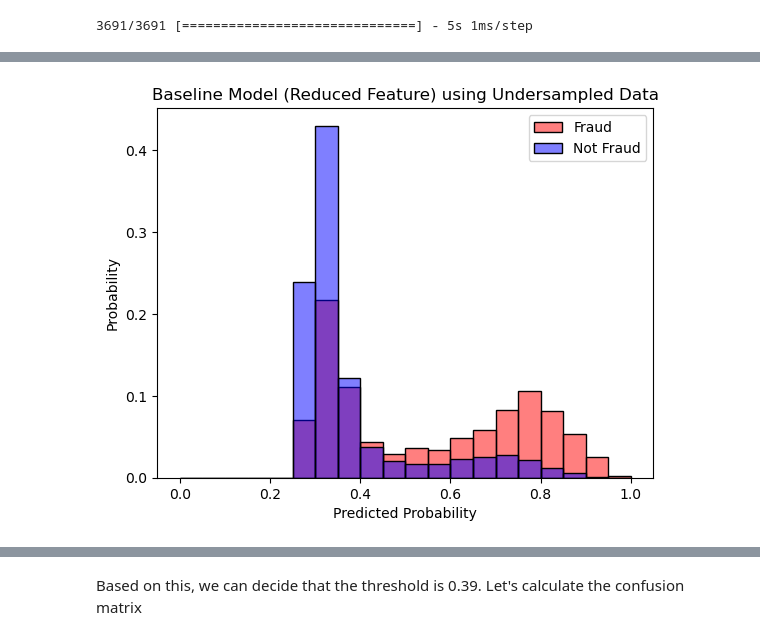
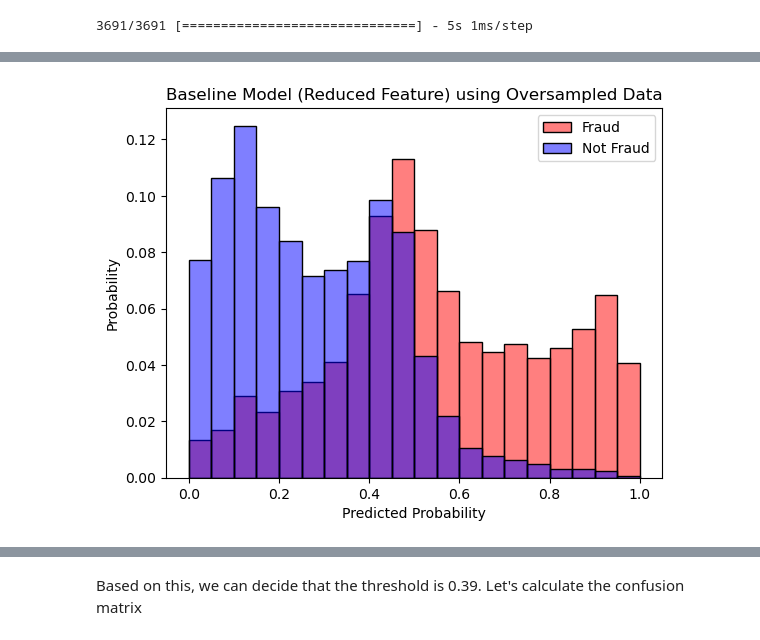
Before and after one commit to tugusav/fraud-detection-system-ann, a Jupyter notebook: Baseline ANN v3 with reduced data.ipynb, the cells around one changed output, grey strips where cells are left out. Saved outputs shown, nothing was run; the diff lists cells and outputs as text; code cells hidden in the pictures.

Commit message:
using reduced data with explainable feature only (1 july)

```diff
--- a/Baseline ANN v3 with reduced data.ipynb
+++ b/Baseline ANN v3 with reduced data.ipynb
@@ -135,7 +98,7 @@ K.clear_session()
 from keras.callbacks import Callback, ModelCheckpoint, EarlyStopping, ReduceLROnPlateau
 
 checkpoint_callback = ModelCheckpoint(
-    filepath="./model/model_reduced_features2/base_model_logloss_{val_loss:.2f}_auc_{val_auc:.2f}_checkpoint.h5",
+    filepath="./model/model_reduced_features_baseline/undersampled/base_model_logloss_{val_loss:.2f}_auc_{val_auc:.2f}_checkpoint.h5",
     monitor="val_auc",
     mode="max",
     save_best_only=True,
@@ -146,10 +109,8 @@ checkpoint_callback = ModelCheckpoint(
 early_stopping_callback = EarlyStopping(monitor="val_auc", mode="max", patience=10)
 
 
-# create reduce lr on plateau callback
-reduce_lr = ReduceLROnPlateau(monitor="val_auc", mode="max", patience=5, verbose=1)
 # create a callback list
-callbacks = [checkpoint_callback, early_stopping_callback, reduce_lr]
+callbacks = [checkpoint_callback, early_stopping_callback]
 
 # create model function
 
@@ -157,7 +118,7 @@ def create_baseline_model(optimizer):
     # Create a baseline ANN model using keras for predicting binary classes of fraud
     # define ANN model
     model = keras.Sequential([
-        tf.keras.layers.Dense(512, activation='relu', input_shape=[X_train_smote.shape[1]]),
+        tf.keras.layers.Dense(512, activation='relu', input_shape=[X_train_resampled.shape[1]]),
         tf.keras.layers.Dropout(0.2),
         tf.keras.layers.Dense(256, activation='relu'),
         tf.keras.layers.Dropout(0.2),
@@ -176,8 +139,7 @@ def create_baseline_model(optimizer):
 ## Undersampled Data
 # choose adam as optimizer
 from keras.optimizers import Adam
-adam = Adam(learning_rate=0.001)
+adam = Adam(learning_rate=0.0001)
 model = create_baseline_model(adam)
-history = model.fit(X_train_resampled, y_train_resampled, epochs=100, batch_size=64, validation_data=(X_val, y_val), verbose=1, callbacks=callbacks)
-#  please check apakah val_auc itu beneran pake X_val y_val
+history = model.fit(X_train_resampled, y_train_resampled, epochs=50, batch_size=512, validation_data=(X_val, y_val), verbose=1, callbacks=callbacks)
 # %% [output]
@@ -212,2 +174,2 @@ sns.lineplot(data = history_df, x='epoch', y='val_auc', label='valid')
 # %%
-model = keras.models.load_model('model_reduced_features2/base_model_logloss_0.53_auc_0.76_checkpoint.h5')
+model_rus = keras.models.load_model('model/model_reduced_features_baseline/undersampled/base_model_logloss_0.97_auc_0.73_checkpoint.h5')
@@ -213,0 +433,7 @@ model = keras.models.load_model('model_reduced_features2/base_model_logloss_0.53
+# %%
+## Oversampled Data
+# choose adam as optimizer
+from keras.optimizers import Adam
+adam = Adam(learning_rate=0.001)
+model = create_baseline_model(adam)
+history = model.fit(X_train_smote, y_train_smote, epochs=50, batch_size=64, validation_data=(X_val, y_val), verbose=1, callbacks=callbacks)
@@ -266,13 +520,13 @@ temp.head()
 # %%
 fig, ax = plt.subplots()
 sns.histplot(data=fraud_cases, x='predicted', binwidth=0.05, binrange=[0,1], stat='probability', color='red', alpha=0.5, label='Fraud')
 sns.histplot(data=non_fraud_cases, x='predicted', binwidth=0.05, binrange=[0,1], stat='probability', color='blue', alpha=0.5, label='Not Fraud')
-plt.title("Baseline Model (Reduced Feature) using Undersampled Data")
+plt.title("Baseline Model (Reduced Feature) using Oversampled Data")
 plt.xlabel("Predicted Probability")
 ax.legend()
 plt.show()
 # %% [output]
-[figure, old version]
+[figure, new version]
 # %%
 fraud_cases = y_pred[y_test==1]
 non_fraud_cases = y_pred[y_test==0]
```
Also changed, not shown: parts of 42 cells of this notebook, 1 other file.
